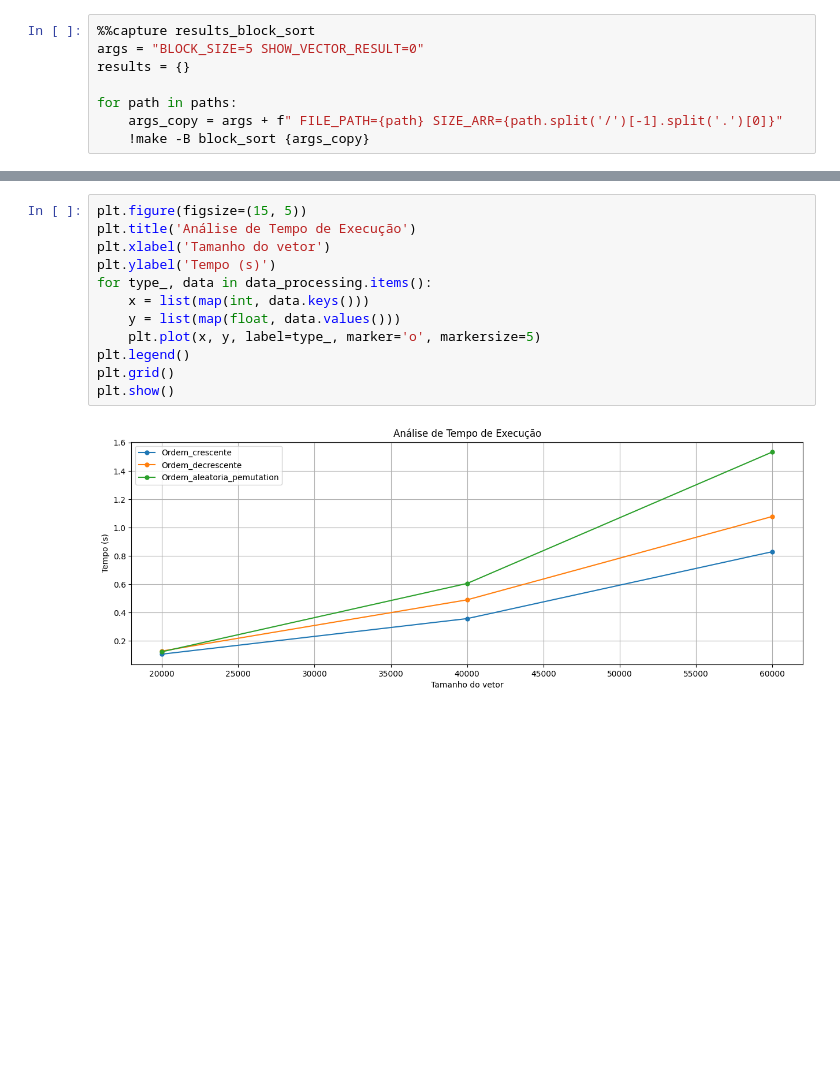
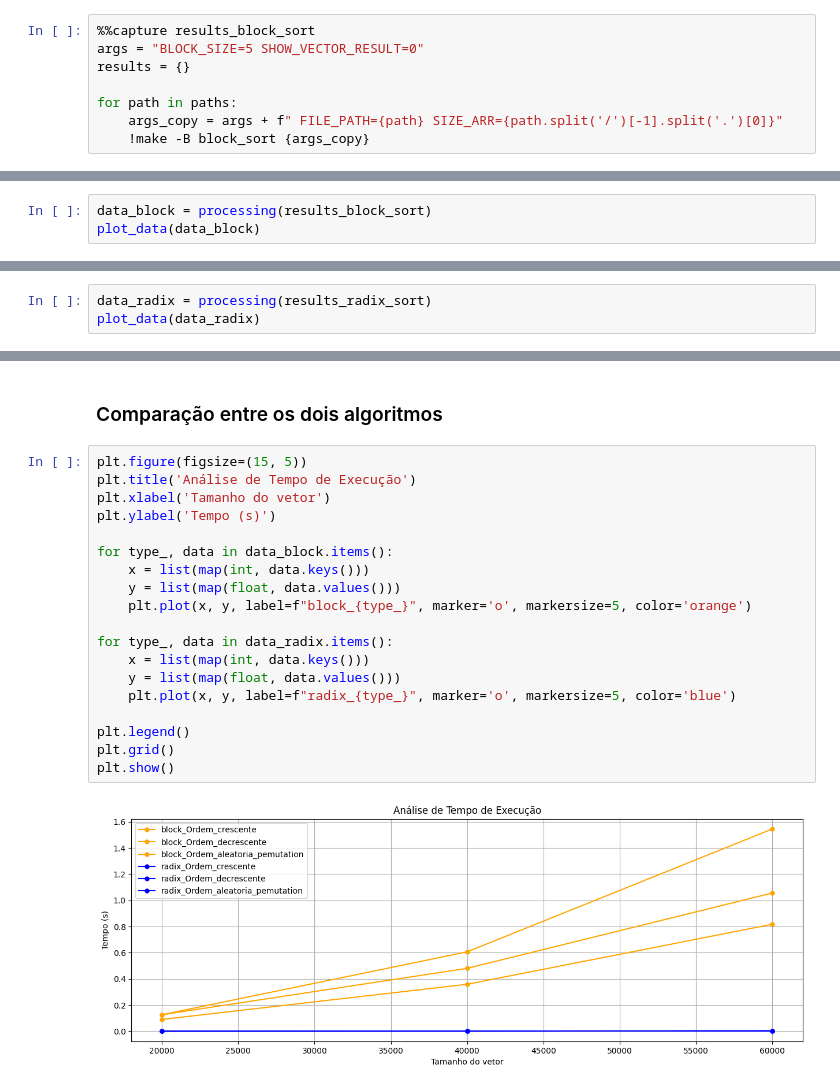
Before and after one commit to JonasCGN/Trabalho-1---PAA, a Jupyter notebook: main.ipynb, the cells around one changed output, grey strips where cells are left out. Cells and saved outputs as stored; diff of their text form; blank space fills up the shorter version.

Commit message:
feat: add radix sort implementation and update makefile

```diff
--- a/main.ipynb
+++ b/main.ipynb
@@ -126,0 +174,3 @@ print(data_processing)
+# %%
+data_block = processing(results_block_sort)
+plot_data(data_block)
@@ -126,0 +181,3 @@ print(data_processing)
+# %%
+data_radix = processing(results_radix_sort)
+plot_data(data_radix)
@@ -127,14 +186,23 @@ print(data_processing)
+# %% [markdown]
+### Comparação entre os dois algoritmos
 # %%
 plt.figure(figsize=(15, 5))
 plt.title('Análise de Tempo de Execução')
 plt.xlabel('Tamanho do vetor')
 plt.ylabel('Tempo (s)')
-for type_, data in data_processing.items():
+
+for type_, data in data_block.items():
     x = list(map(int, data.keys()))
     y = list(map(float, data.values()))
-    plt.plot(x, y, label=type_, marker='o', markersize=5)
+    plt.plot(x, y, label=f"block_{type_}", marker='o', markersize=5, color='orange')
+
+for type_, data in data_radix.items():
+    x = list(map(int, data.keys()))
+    y = list(map(float, data.values()))
+    plt.plot(x, y, label=f"radix_{type_}", marker='o', markersize=5, color='blue')
+
 plt.legend()
 plt.grid()
 plt.show()
 # %% [output]
-[figure, old version]
+[figure, new version]
```
Also changed, not shown: parts of 16 cells of this notebook, 5 other files.
